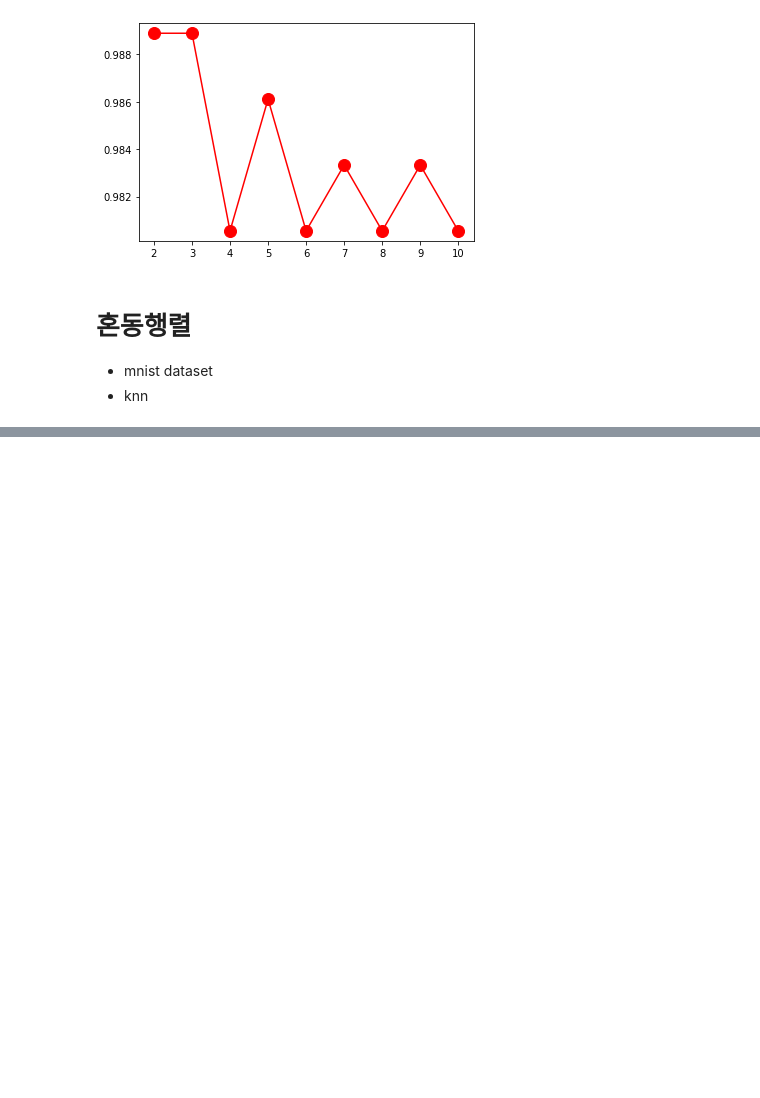
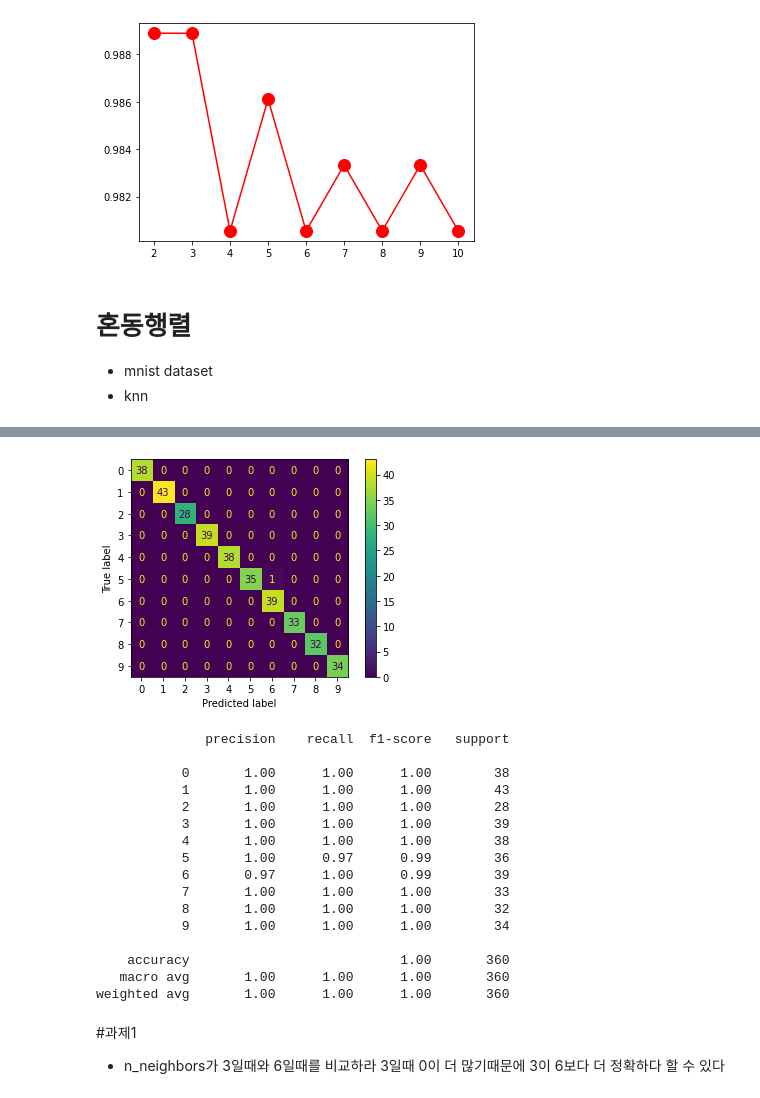
Before and after one commit to dpfpsel0622/pdm11, a Jupyter notebook: notebook/chap03_ml_intro.ipynb, the cells around one changed output, grey strips where cells are left out. Saved outputs shown, nothing was run; the diff lists cells and outputs as text; code cells hidden in the pictures; blank space fills up the shorter version.

```diff
--- a/notebook/chap03_ml_intro.ipynb
+++ b/notebook/chap03_ml_intro.ipynb
@@ -188,0 +189,49 @@ weighted avg       0.99      0.99      0.99       360
+# %%
+import matplotlib.pyplot as plt
+
+from sklearn import datasets, metrics
+from sklearn.model_selection import train_test_split
+
+digits = datasets.load_digits()
+str(digits)
+digits.data.shape
+digits.images.shape
+digits.target.shape
+n_samples = len(digits.images)
+data = digits.images.reshape((n_samples, -1))
+
+from sklearn.neighbors import KNeighborsClassifier
+knn = KNeighborsClassifier(n_neighbors=3)
+
+X_train, X_test, y_train, y_test = train_test_split(
+    data, digits.target, test_size=0.2)
+
+knn.fit(X_train, y_train)
+y_pred = knn.predict(X_test)
+
+disp = metrics.plot_confusion_matrix(knn, X_test, y_test)
+plt.show()
+
+print(f"{metrics.classification_report(y_test, y_pred)}\n")
+# %% [output]
+[figure, added]
+              precision    recall  f1-score   support
+
+           0       1.00      1.00      1.00        38
+           1       1.00      1.00      1.00        43
+           2       1.00      1.00      1.00        28
+           3       1.00      1.00      1.00        39
+           4       1.00      1.00      1.00        38
+           5       1.00      0.97      0.99        36
+           6       0.97      1.00      0.99        39
+           7       1.00      1.00      1.00        33
+           8       1.00      1.00      1.00        32
+           9       1.00      1.00      1.00        34
+
+    accuracy                           1.00       360
+   macro avg       1.00      1.00      1.00       360
+weighted avg       1.00      1.00      1.00       360
+# %% [markdown]
+#과제1
+- n_neighbors가 3일때와 6일때를 비교하라
+3일때 0이 더 많기때문에 3이 6보다 더 정확하다 할 수 있다
```
Also changed, not shown: parts of 1 cell of this notebook.
